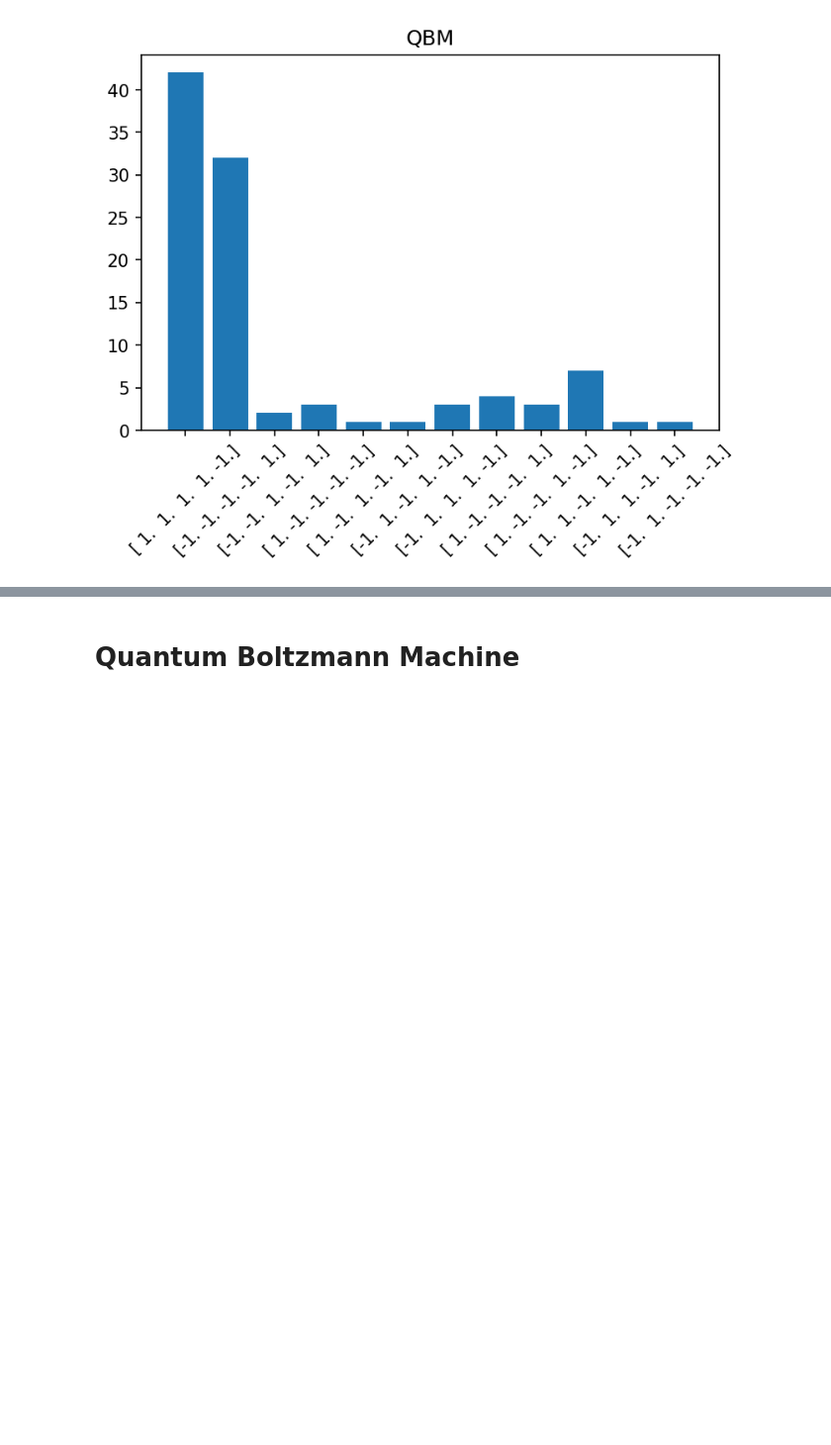
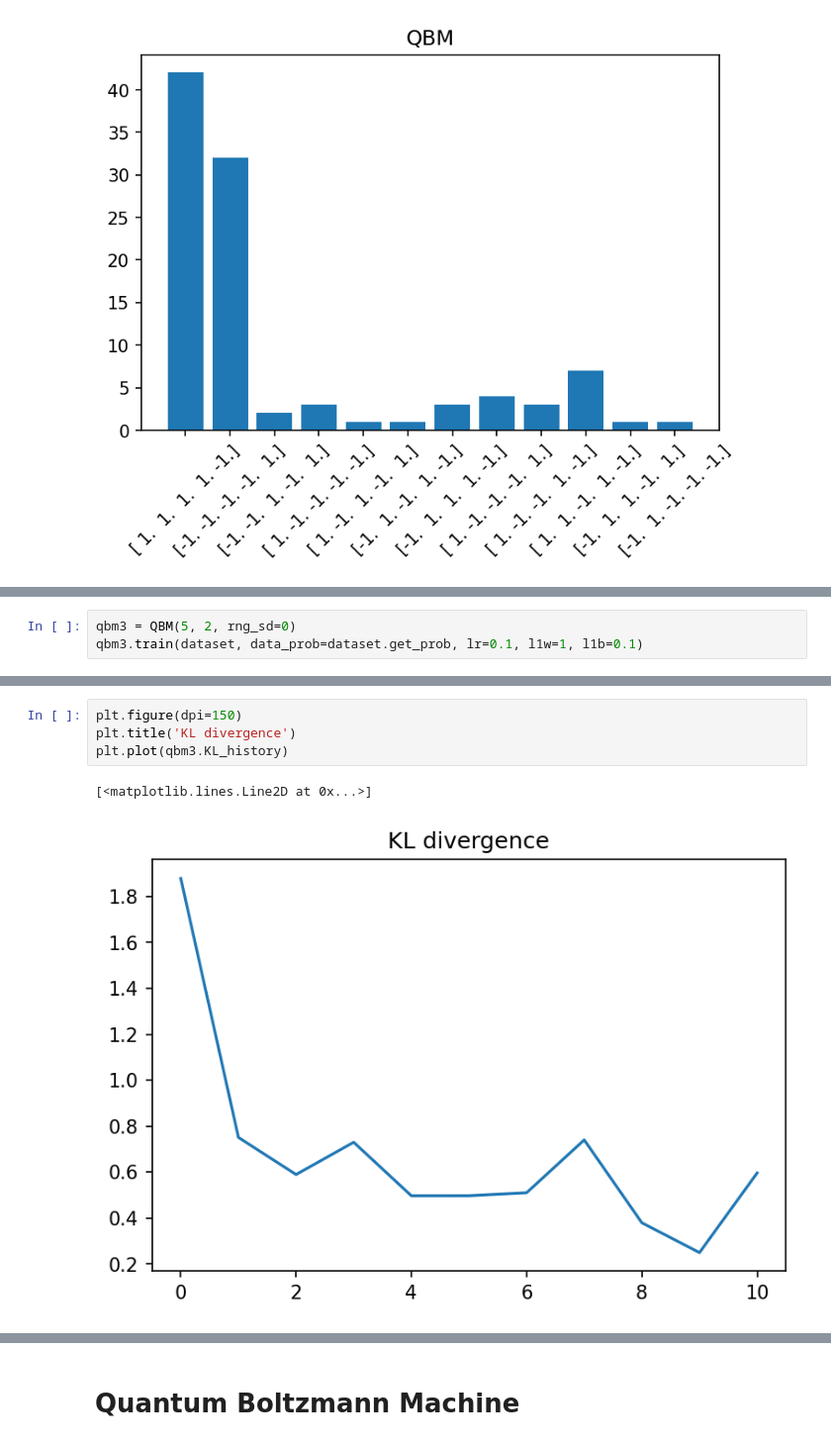
Before and after one commit to haoyudoingthings/QBM, a Jupyter notebook: Boltzmann-Machine.ipynb, the cells around one changed output, grey strips where cells are left out. Shown: that part at 99% size. Cells and saved outputs as stored; diff of their text form; blank space fills up the shorter version.

```diff
--- a/Boltzmann-Machine.ipynb
+++ b/Boltzmann-Machine.ipynb
@@ -205,0 +216,3 @@ plt.bar(histo_cat, histo_data)
+# %%
+qbm3 = QBM(5, 2, rng_sd=0)
+qbm3.train(dataset, data_prob=dataset.get_prob, lr=0.1, l1w=1, l1b=0.1)
@@ -205,0 +230,7 @@ plt.bar(histo_cat, histo_data)
+# %%
+plt.figure(dpi=150)
+plt.title('KL divergence')
+plt.plot(qbm3.KL_history)
+# %% [output]
+[<matplotlib.lines.Line2D at 0x...>]
+[figure, added]
```
Also changed, not shown: parts of 9 cells of this notebook.
